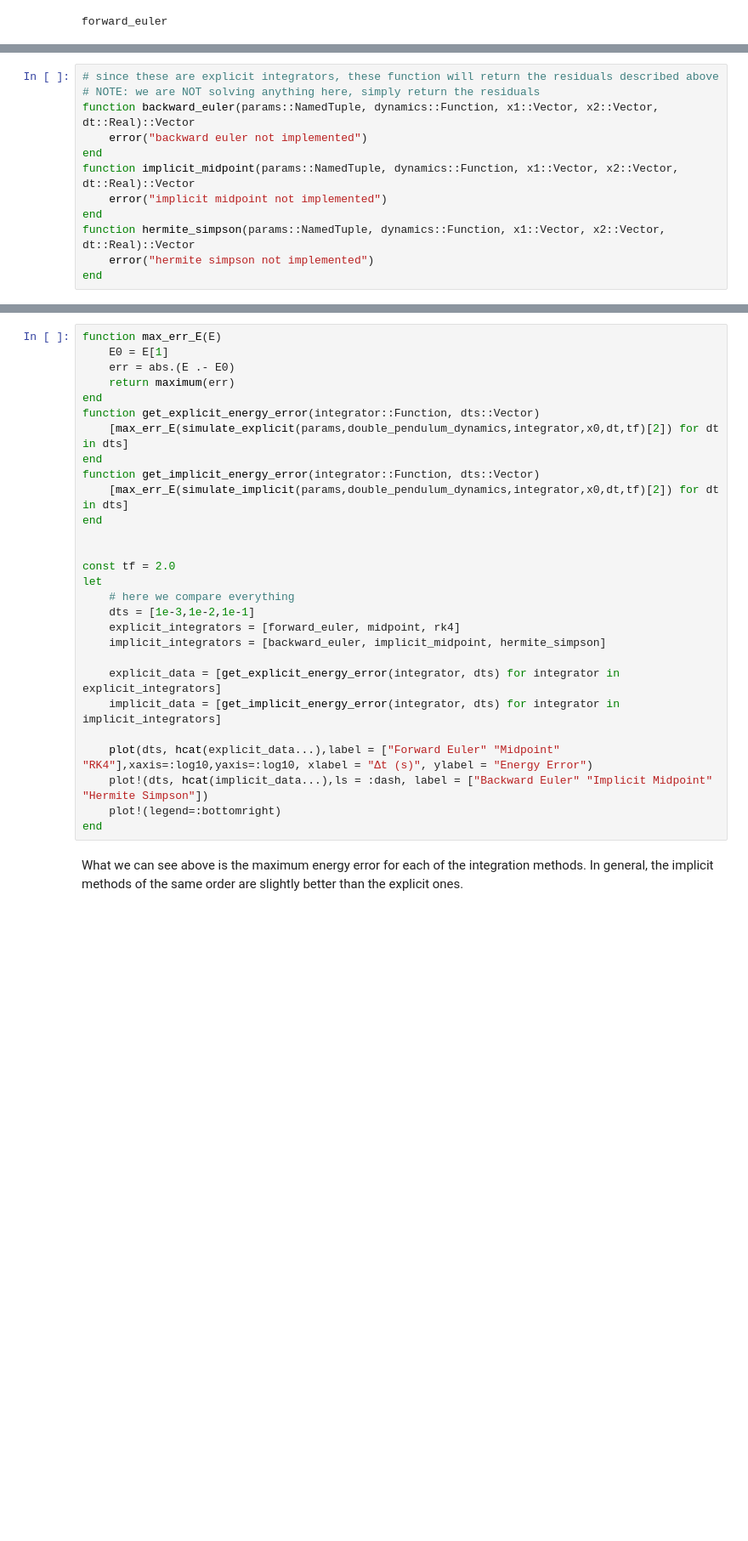
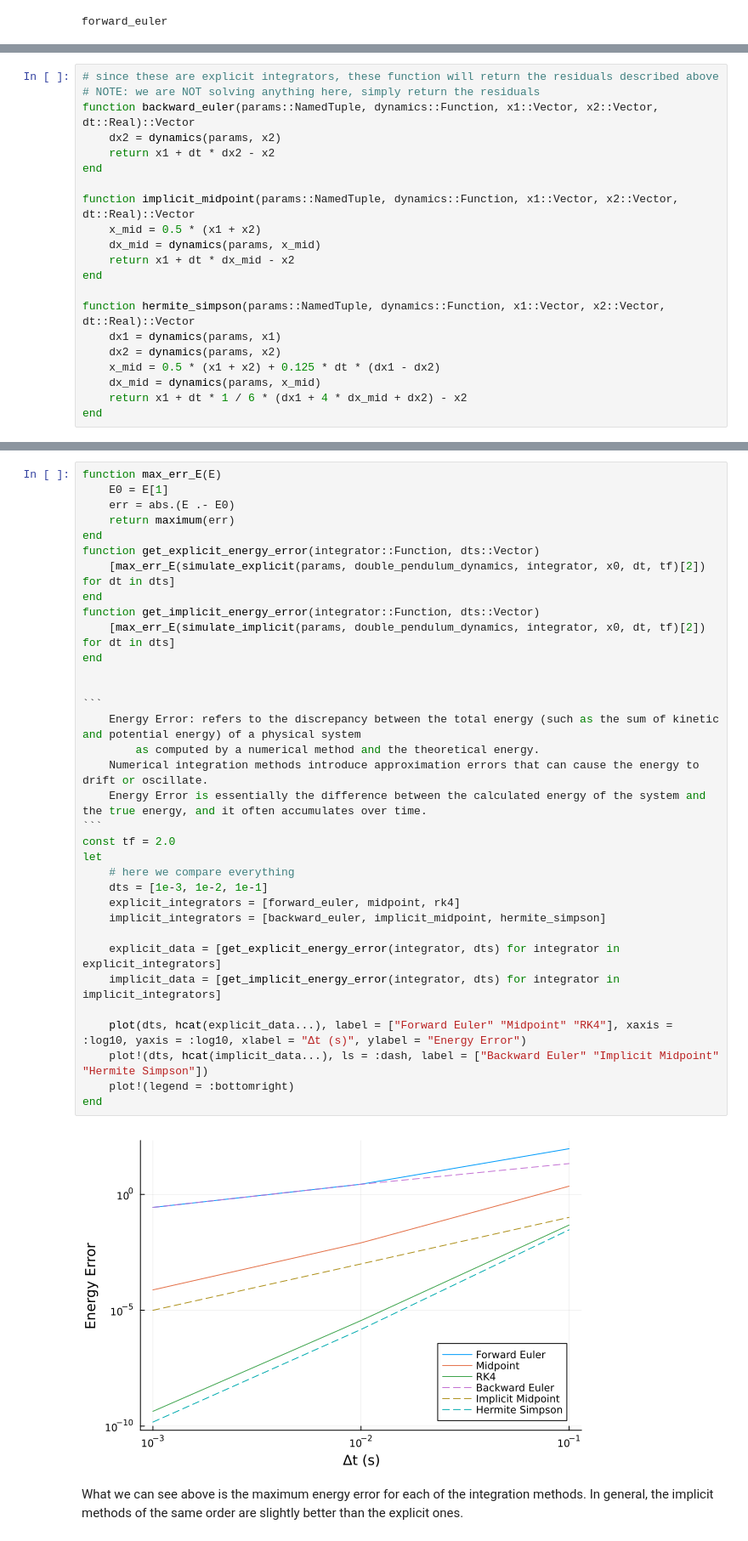
Before and after one commit to Guo-lab/16745-Optimal-Control-and-RL, a Jupyter notebook: HW1_S24-main/Q1.ipynb, the cells around one changed output, grey strips where cells are left out. Shown at 85% size. Saved outputs shown, nothing was run; the diff lists cells and outputs as text; blank space fills up the shorter version.

````diff
--- a/HW1_S24-main/Q1.ipynb
+++ b/HW1_S24-main/Q1.ipynb
@@ -312,11 +326,20 @@ When you implement these integrators, you will update the functions such that th
 # since these are explicit integrators, these function will return the residuals described above
 # NOTE: we are NOT solving anything here, simply return the residuals
 function backward_euler(params::NamedTuple, dynamics::Function, x1::Vector, x2::Vector, dt::Real)::Vector
-    error("backward euler not implemented")
+	dx2 = dynamics(params, x2)
+	return x1 + dt * dx2 - x2
 end
+
 function implicit_midpoint(params::NamedTuple, dynamics::Function, x1::Vector, x2::Vector, dt::Real)::Vector
-    error("implicit midpoint not implemented")
+	x_mid = 0.5 * (x1 + x2)
+	dx_mid = dynamics(params, x_mid)
+	return x1 + dt * dx_mid - x2
 end
+
 function hermite_simpson(params::NamedTuple, dynamics::Function, x1::Vector, x2::Vector, dt::Real)::Vector
-    error("hermite simpson not implemented")
+	dx1 = dynamics(params, x1)
+	dx2 = dynamics(params, x2)
+	x_mid = 0.5 * (x1 + x2) + 0.125 * dt * (dx1 - dx2)
+	dx_mid = dynamics(params, x_mid)
+	return x1 + dt * 1 / 6 * (dx1 + 4 * dx_mid + dx2) - x2
 end
@@ -372,31 +421,39 @@ end
 # %%
 function max_err_E(E)
-    E0 = E[1]
-    err = abs.(E .- E0)
-    return maximum(err)
+	E0 = E[1]
+	err = abs.(E .- E0)
+	return maximum(err)
 end
 function get_explicit_energy_error(integrator::Function, dts::Vector)
-    [max_err_E(simulate_explicit(params,double_pendulum_dynamics,integrator,x0,dt,tf)[2]) for dt in dts]
+	[max_err_E(simulate_explicit(params, double_pendulum_dynamics, integrator, x0, dt, tf)[2]) for dt in dts]
 end
 function get_implicit_energy_error(integrator::Function, dts::Vector)
-    [max_err_E(simulate_implicit(params,double_pendulum_dynamics,integrator,x0,dt,tf)[2]) for dt in dts]
+	[max_err_E(simulate_implicit(params, double_pendulum_dynamics, integrator, x0, dt, tf)[2]) for dt in dts]
 end
 
 
+```
+	Energy Error: refers to the discrepancy between the total energy (such as the sum of kinetic and potential energy) of a physical system
+		as computed by a numerical method and the theoretical energy.
+	Numerical integration methods introduce approximation errors that can cause the energy to drift or oscillate.
+	Energy Error is essentially the difference between the calculated energy of the system and the true energy, and it often accumulates over time.
+```
 const tf = 2.0
 let
-    # here we compare everything
-    dts = [1e-3,1e-2,1e-1]
-    explicit_integrators = [forward_euler, midpoint, rk4]
-    implicit_integrators = [backward_euler, implicit_midpoint, hermite_simpson]
+	# here we compare everything
+	dts = [1e-3, 1e-2, 1e-1]
+	explicit_integrators = [forward_euler, midpoint, rk4]
+	implicit_integrators = [backward_euler, implicit_midpoint, hermite_simpson]
 
-    explicit_data = [get_explicit_energy_error(integrator, dts) for integrator in explicit_integrators]
-    implicit_data = [get_implicit_energy_error(integrator, dts) for integrator in implicit_integrators]
+	explicit_data = [get_explicit_energy_error(integrator, dts) for integrator in explicit_integrators]
+	implicit_data = [get_implicit_energy_error(integrator, dts) for integrator in implicit_integrators]
 
-    plot(dts, hcat(explicit_data...),label = ["Forward Euler" "Midpoint" "RK4"],xaxis=:log10,yaxis=:log10, xlabel = "Δt (s)", ylabel = "Energy Error")
-    plot!(dts, hcat(implicit_data...),ls = :dash, label = ["Backward Euler" "Implicit Midpoint" "Hermite Simpson"])
-    plot!(legend=:bottomright)
+	plot(dts, hcat(explicit_data...), label = ["Forward Euler" "Midpoint" "RK4"], xaxis = :log10, yaxis = :log10, xlabel = "Δt (s)", ylabel = "Energy Error")
+	plot!(dts, hcat(implicit_data...), ls = :dash, label = ["Backward Euler" "Implicit Midpoint" "Hermite Simpson"])
+	plot!(legend = :bottomright)
 end
+# %% [output]
+[figure, added]
 # %% [markdown]
 What we can see above is the maximum energy error for each of the integration methods. In general, the implicit methods of the same order are slightly better than the explicit ones.
 # %%
````
Also changed, not shown: parts of 11 cells of this notebook.
